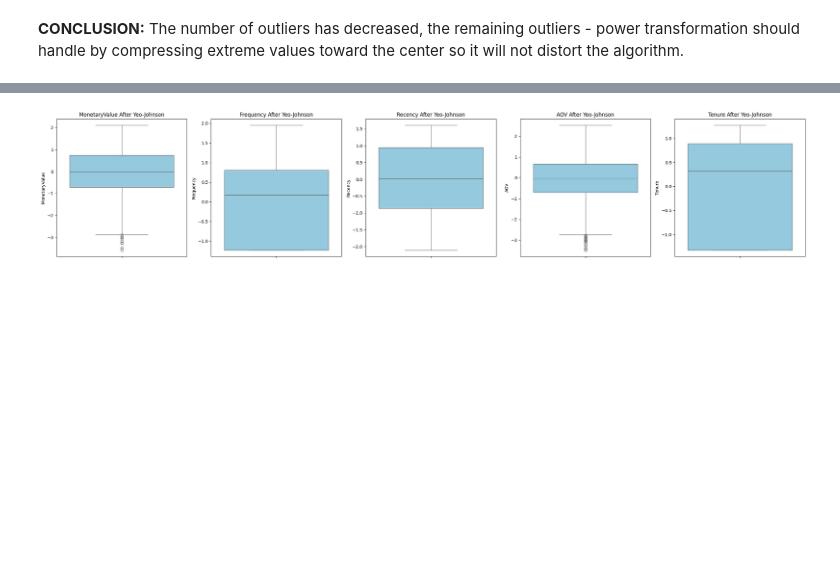
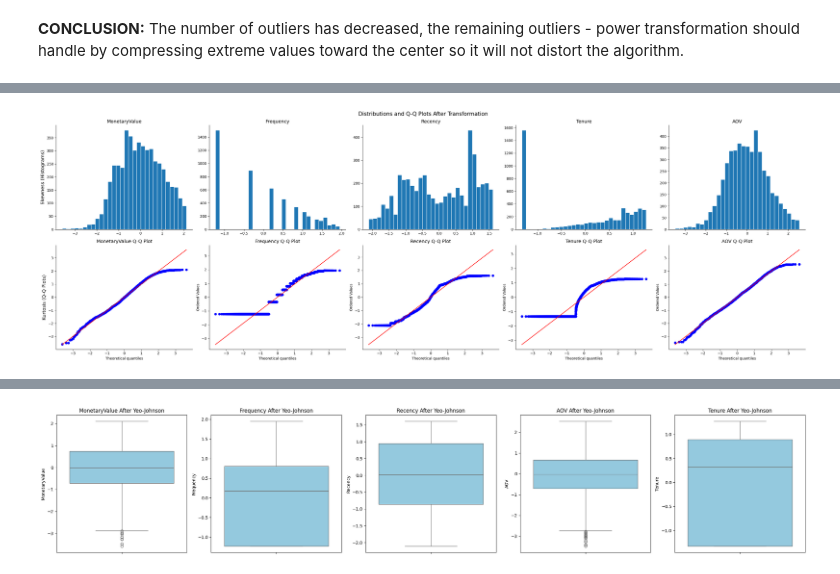
Before and after one commit to adulamaciej/User-Segmentation-K-Means-Clustering, a Jupyter notebook: code/online-retail-data-clustering.ipynb, the cells around one changed output, grey strips where cells are left out. Drawn from its saved outputs; the diff is of its cells as text; code cells hidden in the pictures; blank space fills up the shorter version.

```diff
--- a/code/online-retail-data-clustering.ipynb
+++ b/code/online-retail-data-clustering.ipynb
@@ -701,0 +788,25 @@ transformed_df[cols] = pt.fit_transform(non_outliers_df[cols])
+# %%
+# Skewness and kurtosis visualizations after transformation
+
+fig, axes = plt.subplots(2, 5, figsize=(30, 10))
+cols = ['MonetaryValue', 'Frequency', 'Recency', 'Tenure', 'AOV']
+
+for i, col in enumerate(cols):
+    axes[0, i].hist(transformed_df[col], bins=30, edgecolor='white')
+    axes[0, i].set_title(col, fontsize=13)
+    axes[0, i].spines['top'].set_visible(False)
+    axes[0, i].spines['right'].set_visible(False)
+
+    stats.probplot(transformed_df[col], plot=axes[1, i])
+    axes[1, i].set_title(f'{col} Q-Q Plot', fontsize=13)
+    axes[1, i].spines['top'].set_visible(False)
+    axes[1, i].spines['right'].set_visible(False)
+
+axes[0, 0].set_ylabel('Skewness (Histograms)', fontsize=13)
+axes[1, 0].set_ylabel('Kurtosis (Q-Q Plots)', fontsize=13)
+
+plt.suptitle('Distributions and Q-Q Plots After Transformation', fontsize=15)
+plt.tight_layout()
+plt.show()
+# %% [output]
+[figure, added]
```
Also changed, not shown: parts of 116 cells of this notebook.
